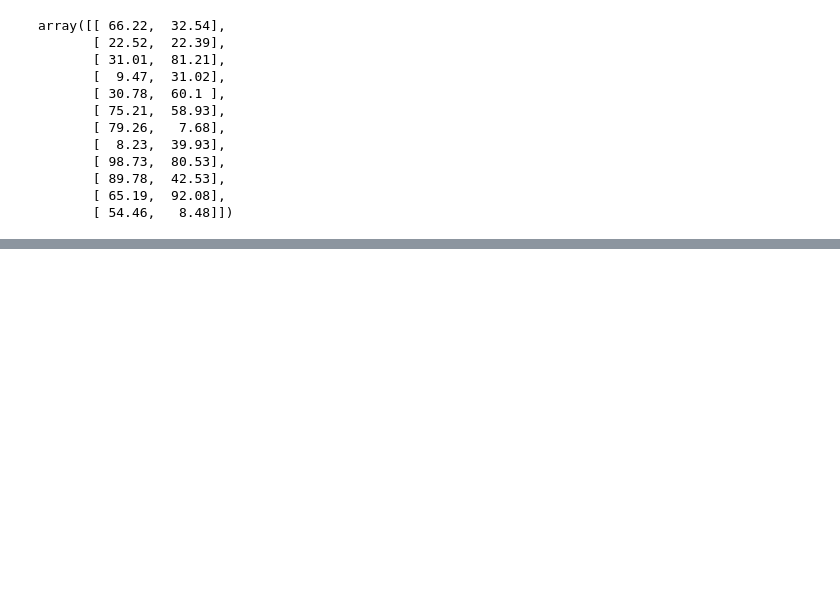
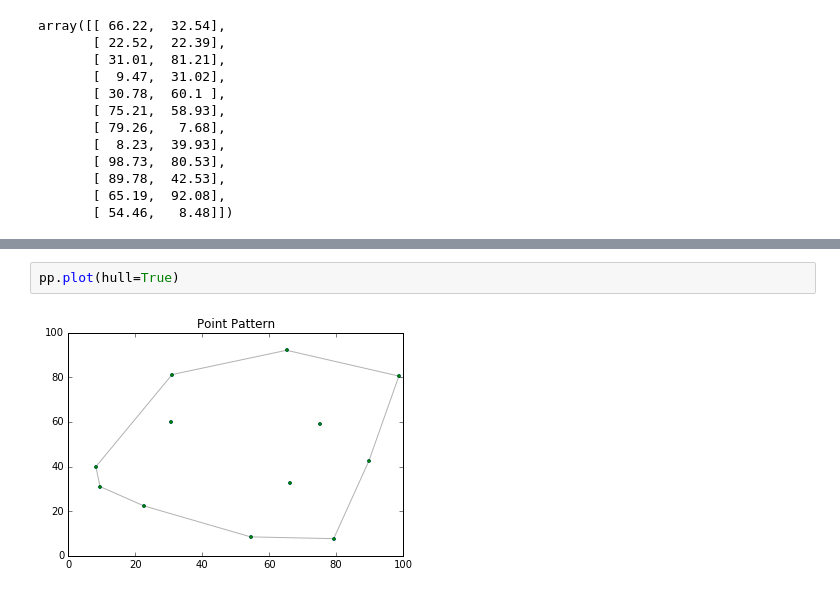
Before and after one commit to pysal/pointpats, a Jupyter notebook: centrography.ipynb, the cells around one changed output, grey strips where cells are left out. Drawn from its saved outputs; the diff is of its cells as text; blank space fills up the shorter version.

```diff
--- a/centrography.ipynb
+++ b/centrography.ipynb
@@ -60,0 +79,4 @@ array([ 60.51681818,  48.17575758])
+# %%
+pp.plot(hull=True)
+# %% [output]
+[figure, added]
```
Also changed, not shown: parts of 12 cells of this notebook, 3 other files.
